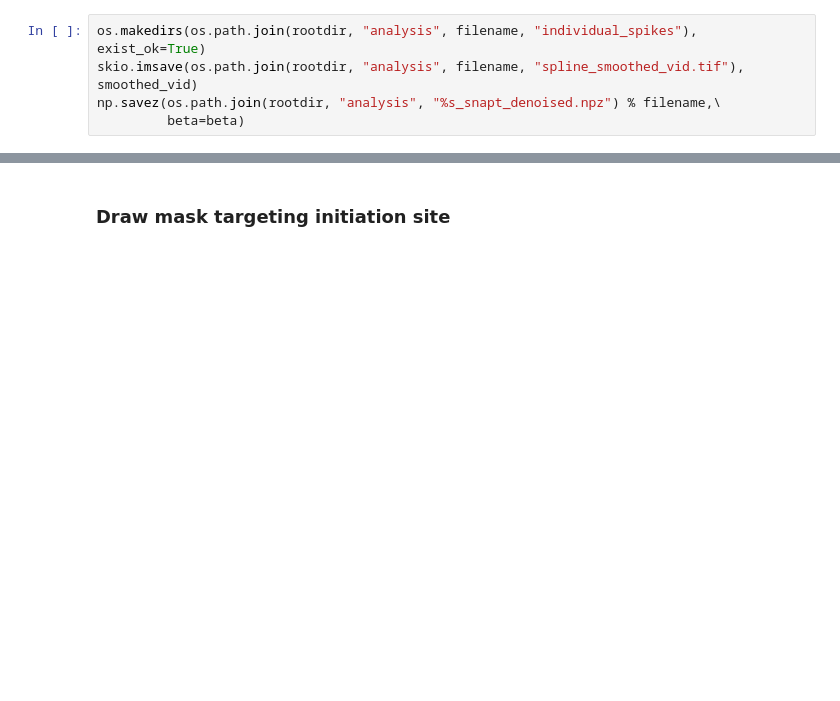
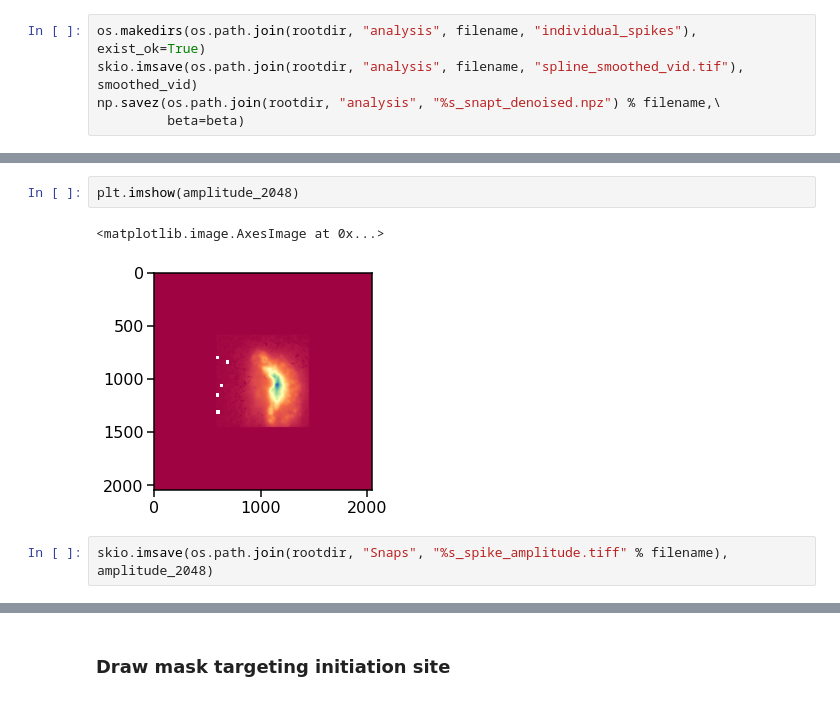
Before and after one commit to adamcohenlab/Jia2023FirstHeartbeat, a Jupyter notebook: offline_initiation_locus_identification.ipynb, the cells around one changed output, grey strips where cells are left out. Cells and saved outputs as stored; diff of their text form; blank space fills up the shorter version.

```diff
--- a/offline_initiation_locus_identification.ipynb
+++ b/offline_initiation_locus_identification.ipynb
@@ -258,0 +214,7 @@ axes[1].plot(min_index[1], min_index[0], "wx")
+# %%
+plt.imshow(amplitude_2048)
+# %% [output]
+<matplotlib.image.AxesImage at 0x...>
+[figure, added]
+# %%
+skio.imsave(os.path.join(rootdir, "Snaps", "%s_spike_amplitude.tiff" % filename), amplitude_2048)
```
Also changed, not shown: parts of 24 cells of this notebook.
